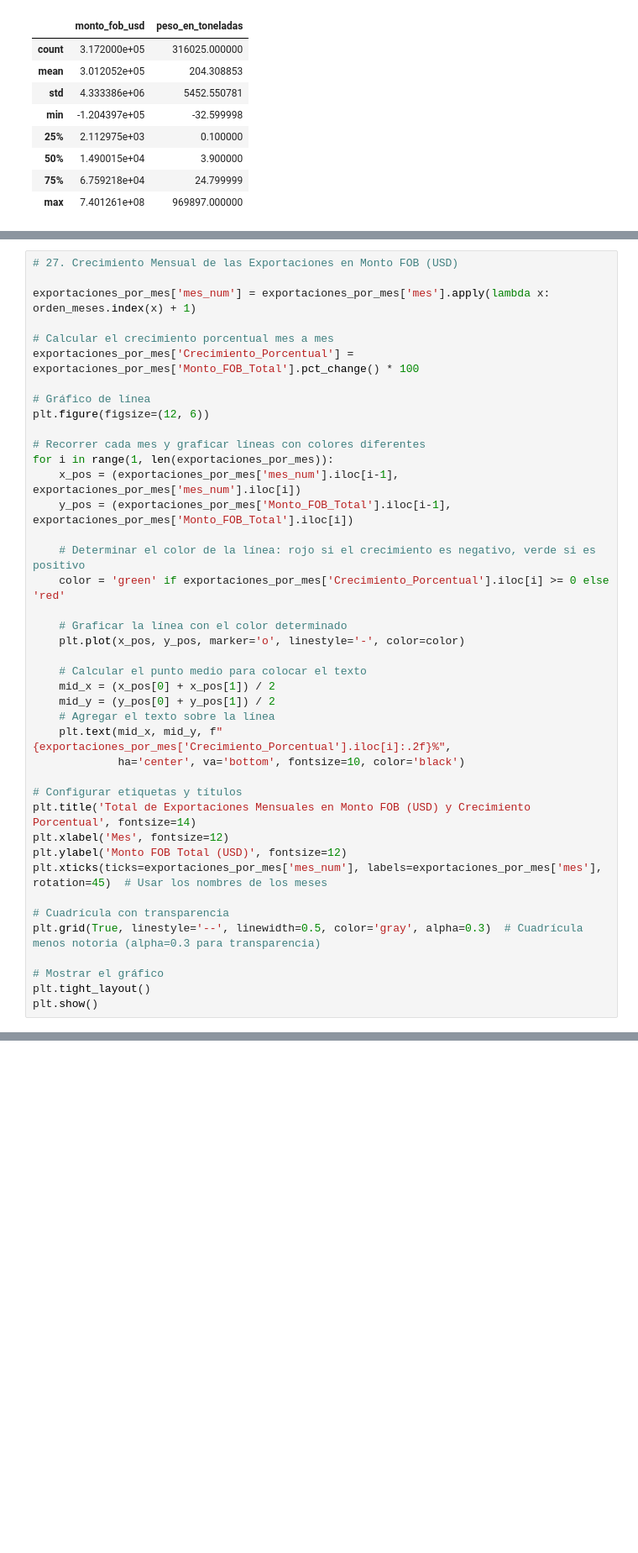
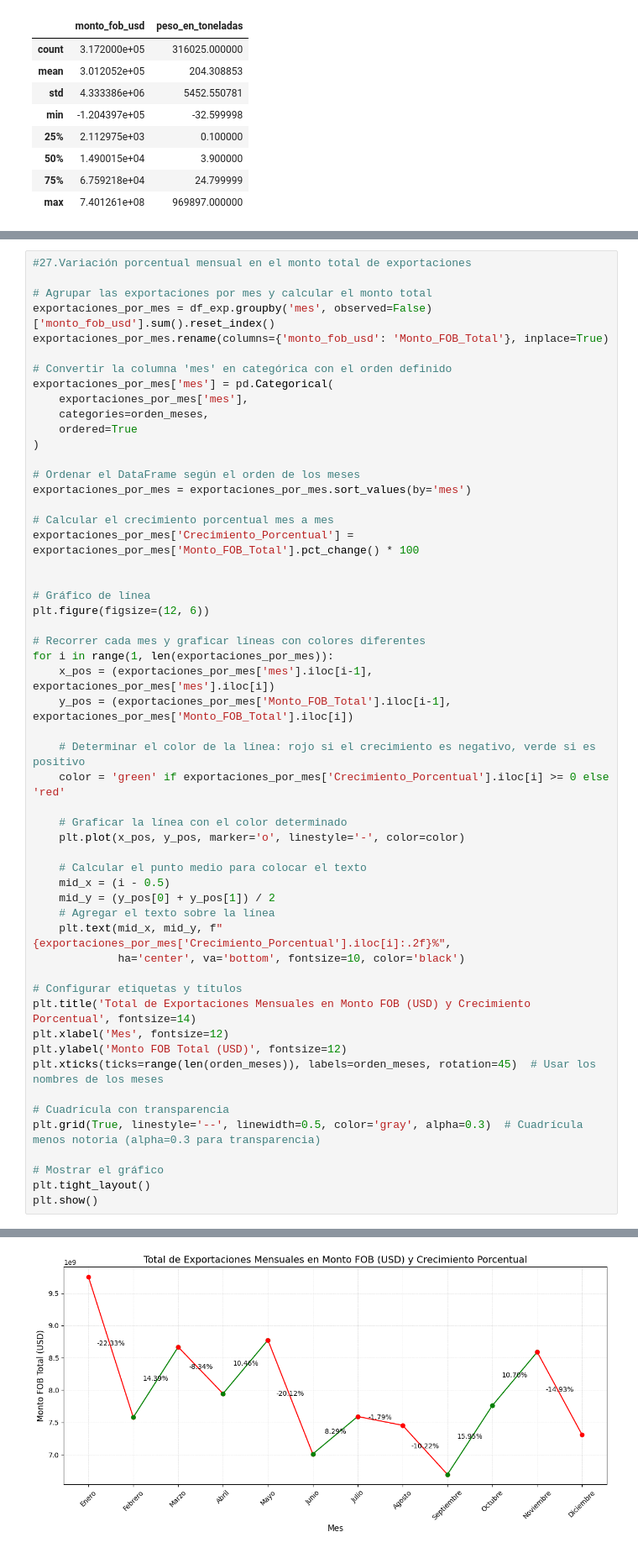
Before and after one commit to ebarzeb/PORTAFOLIO-ANALISIS-DE-DATOS, a Jupyter notebook: proyecto exportaciones chile 2023.ipynb, the cells around one changed output, grey strips where cells are left out. Shown at 84% size. Drawn from its saved outputs; the diff is of its cells as text; blank space fills up the shorter version.

```diff
--- a/proyecto exportaciones chile 2023.ipynb
+++ b/proyecto exportaciones chile 2023.ipynb
@@ -739,19 +742,32 @@ plt.show()
 # %% [output]
 [figure]
 # %%
-# 27. Crecimiento Mensual de las Exportaciones en Monto FOB (USD)
+#27.Variación porcentual mensual en el monto total de exportaciones
 
-exportaciones_por_mes['mes_num'] = exportaciones_por_mes['mes'].apply(lambda x: orden_meses.index(x) + 1)
+# Agrupar las exportaciones por mes y calcular el monto total
+exportaciones_por_mes = df_exp.groupby('mes', observed=False)['monto_fob_usd'].sum().reset_index()
+exportaciones_por_mes.rename(columns={'monto_fob_usd': 'Monto_FOB_Total'}, inplace=True)
+
+# Convertir la columna 'mes' en categórica con el orden definido
+exportaciones_por_mes['mes'] = pd.Categorical(
+    exportaciones_por_mes['mes'],
+    categories=orden_meses,
+    ordered=True
+)
+
+# Ordenar el DataFrame según el orden de los meses
+exportaciones_por_mes = exportaciones_por_mes.sort_values(by='mes')
 
 # Calcular el crecimiento porcentual mes a mes
 exportaciones_por_mes['Crecimiento_Porcentual'] = exportaciones_por_mes['Monto_FOB_Total'].pct_change() * 100
+
 
 # Gráfico de línea
 plt.figure(figsize=(12, 6))
 
 # Recorrer cada mes y graficar líneas con colores diferentes
 for i in range(1, len(exportaciones_por_mes)):
-    x_pos = (exportaciones_por_mes['mes_num'].iloc[i-1], exportaciones_por_mes['mes_num'].iloc[i])
+    x_pos = (exportaciones_por_mes['mes'].iloc[i-1], exportaciones_por_mes['mes'].iloc[i])
     y_pos = (exportaciones_por_mes['Monto_FOB_Total'].iloc[i-1], exportaciones_por_mes['Monto_FOB_Total'].iloc[i])
 
     # Determinar el color de la línea: rojo si el crecimiento es negativo, verde si es positivo
@@ -761,7 +777,7 @@ for i in range(1, len(exportaciones_por_mes)):
     plt.plot(x_pos, y_pos, marker='o', linestyle='-', color=color)
 
     # Calcular el punto medio para colocar el texto
-    mid_x = (x_pos[0] + x_pos[1]) / 2
+    mid_x = (i - 0.5)
     mid_y = (y_pos[0] + y_pos[1]) / 2
     # Agregar el texto sobre la línea
     plt.text(mid_x, mid_y, f"{exportaciones_por_mes['Crecimiento_Porcentual'].iloc[i]:.2f}%",
@@ -771,7 +787,7 @@ for i in range(1, len(exportaciones_por_mes)):
 plt.title('Total de Exportaciones Mensuales en Monto FOB (USD) y Crecimiento Porcentual', fontsize=14)
 plt.xlabel('Mes', fontsize=12)
 plt.ylabel('Monto FOB Total (USD)', fontsize=12)
-plt.xticks(ticks=exportaciones_por_mes['mes_num'], labels=exportaciones_por_mes['mes'], rotation=45)  # Usar los nombres de los meses
+plt.xticks(ticks=range(len(orden_meses)), labels=orden_meses, rotation=45)  # Usar los nombres de los meses
 
 # Cuadrícula con transparencia
 plt.grid(True, linestyle='--', linewidth=0.5, color='gray', alpha=0.3)  # Cuadrícula menos notoria (alpha=0.3 para transparencia)
@@ -788,3 +799,4 @@ TypeError: ufunc 'isfinite' not supported for the input types, and the inputs co
+[figure, added]
 # %%
 # 28. Ordenar los países de destino por monto FOB USD en orden descendente
 df_exp_paises = df_exp.groupby('pais_destino')['monto_fob_usd'].sum().sort_values(ascending=False)
```
Also changed, not shown: parts of 19 cells of this notebook.
